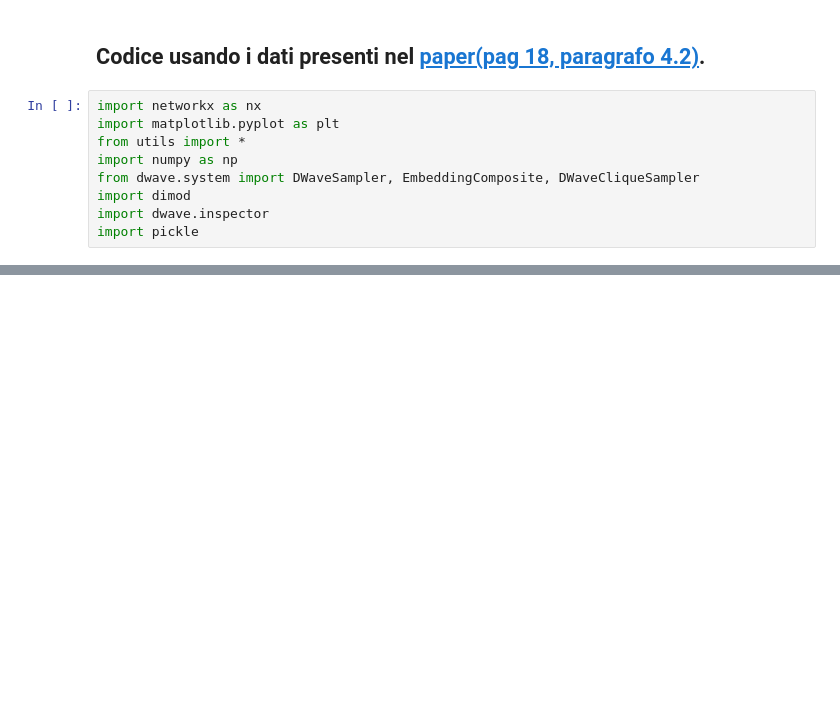
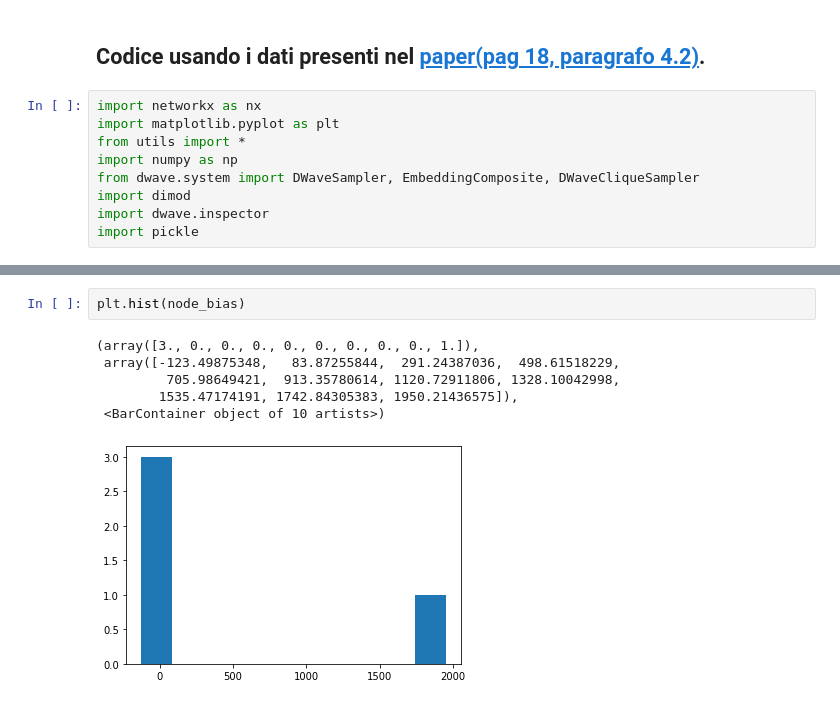
Before and after one commit to Wronsmin/Quantum-Computing, a Jupyter notebook: BQM_approach/QA_bqm_method.ipynb, the cells around one changed output, grey strips where cells are left out. Drawn from its saved outputs; the diff is of its cells as text; blank space fills up the shorter version.

```diff
--- a/BQM_approach/QA_bqm_method.ipynb
+++ b/BQM_approach/QA_bqm_method.ipynb
@@ -34,4 +49,13 @@ for i, node in enumerate(C_G.nodes):
         bqm.add_variable(v=node, bias=w)
+# %%
+plt.hist(node_bias)
+# %% [output]
+(array([3., 0., 0., 0., 0., 0., 0., 0., 0., 1.]),
+ array([-123.49875348,   83.87255844,  291.24387036,  498.61518229,
+         705.98649421,  913.35780614, 1120.72911806, 1328.10042998,
+        1535.47174191, 1742.84305383, 1950.21436575]),
+ <BarContainer object of 10 artists>)
+[figure, added]
 # %%
 A = []
 B = []
```
Also changed, not shown: parts of 23 cells of this notebook, 2 other files.
